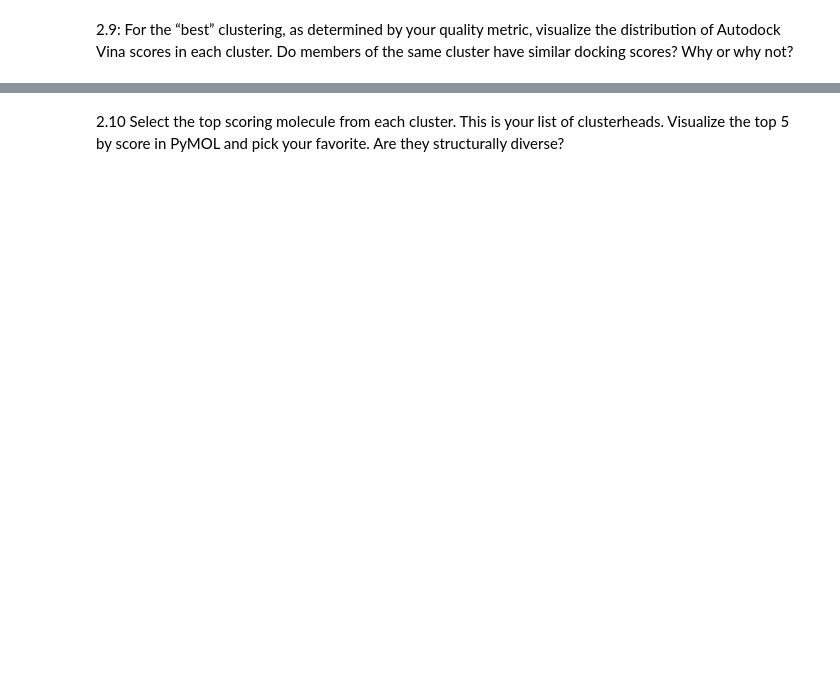
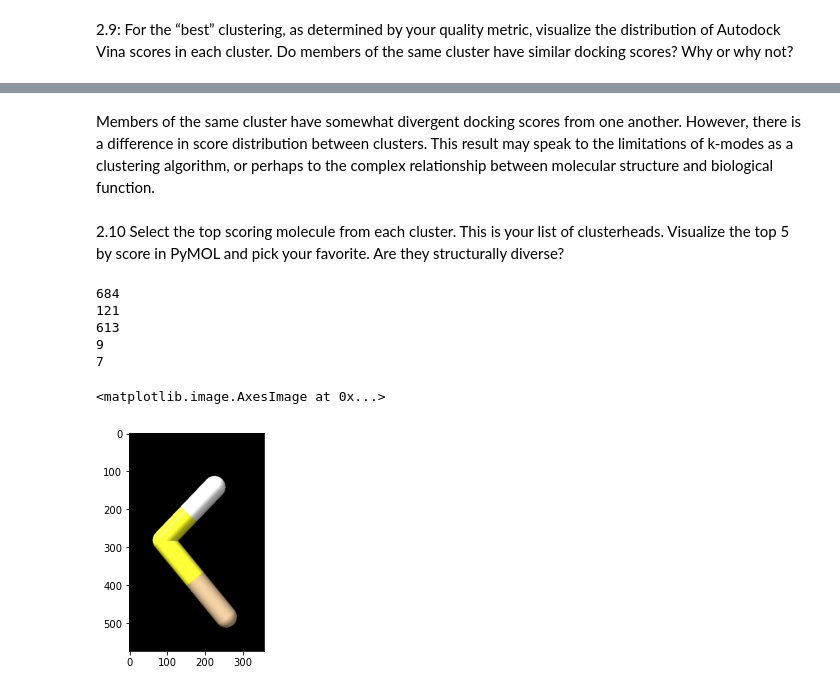
Before and after one commit to zagerpatrick/Project2, a Jupyter notebook: Patrick_Zager_BMI203_HW2.ipynb, the cells around one changed output, grey strips where cells are left out. Cells and saved outputs as stored; diff of their text form; code cells hidden in the pictures; blank space fills up the shorter version.

```diff
--- a/Patrick_Zager_BMI203_HW2.ipynb
+++ b/Patrick_Zager_BMI203_HW2.ipynb
@@ -157,2 +236,21 @@ The clustering labels were compared by calculating the Rand Index. As Rand Index
+# %% [markdown]
+Members of the same cluster have somewhat divergent docking scores from one another. However, there is a difference in score distribution between clusters. This result may speak to the limitations of k-modes as a clustering algorithm, or perhaps to the complex relationship between molecular structure and biological function.
 # %% [markdown]
 2.10 Select the top scoring molecule from each cluster. This is your list of clusterheads. Visualize the top 5 by score in PyMOL and pick your favorite. Are they structurally diverse?
+# %%
+# Identify indices of clusterheads
+
+for i in np.unique(p_lab_km):
+    data = km_v_df[km_v_df['lab'] == i]['v_score']
+    print(np.argmax(data))
+# %% [output]
+684
+121
+613
+9
+7
+# %%
+plt.imshow(plt.imread('7.png'))
+# %% [output]
+<matplotlib.image.AxesImage at 0x...>
+[figure, added]
```
Also changed, not shown: parts of 17 cells of this notebook, 1 other file.
